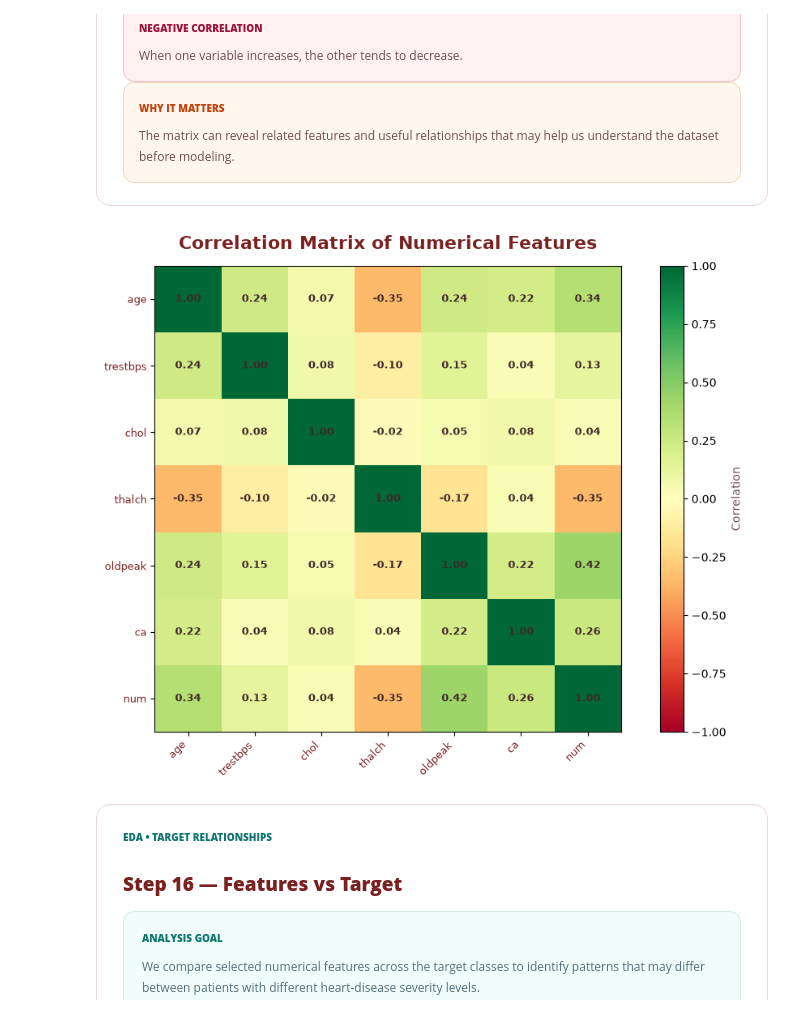
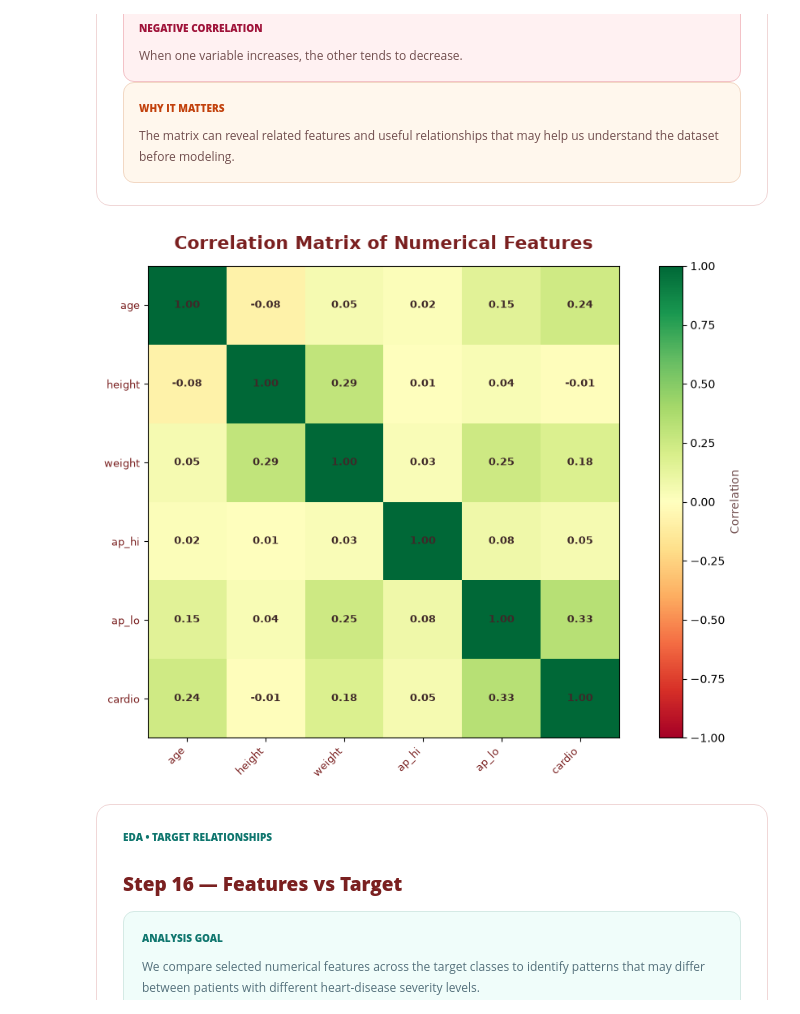
Before and after one commit to Shimaa-Habes/BinX-Training-AI-ML, a Jupyter notebook: CardiacML-Project/analysis/heart_analysis.ipynb, the cells around one changed output. Cells and saved outputs as stored; diff of their text form; code cells hidden in the pictures.

```diff
--- a/CardiacML-Project/analysis/heart_analysis.ipynb
+++ b/CardiacML-Project/analysis/heart_analysis.ipynb
@@ -941,0 +927,7 @@ KeyError: 'num'
+# %%
+import pandas as pd
+
+df = pd.read_csv("../input/heart_disease_uci.csv", sep=";")
+
+print(df.columns.tolist())
+print(df.shape)
@@ -4142,25 +4300,28 @@ that may help us understand the dataset before modeling.
 </div>
 # %%
 import matplotlib.pyplot as plt
+
 import numpy as np
 
 # Select numerical features for correlation analysis
+
 correlation_features = [
     "age",
-    "trestbps",
-    "chol",
-    "thalch",
-    "oldpeak",
-    "ca",
-    "num"
+    "height",
+    "weight",
+    "ap_hi",
+    "ap_lo",
+    "cardio"
 ]
 
 correlation_matrix = df_clean[correlation_features].corr()
 
 # Create heatmap
+
 fig, ax = plt.subplots(figsize=(10, 7))
 
 # Use a project-friendly diverging colormap
+
 heatmap = ax.imshow(
     correlation_matrix,
     cmap="RdYlGn",
@@ -4169,7 +4330,9 @@ heatmap = ax.imshow(
 )
 
 # Add colorbar
+
 cbar = plt.colorbar(heatmap, ax=ax)
+
 cbar.set_label(
     "Correlation",
     fontsize=10,
@@ -4177,7 +4340,9 @@ cbar.set_label(
 )
 
 # Axis labels
+
 ax.set_xticks(range(len(correlation_features)))
+
 ax.set_yticks(range(len(correlation_features)))
 
 ax.set_xticklabels(
@@ -4194,34 +4359,36 @@ ax.set_yticklabels(
     color="#7A2020"
 )
 
 # Add correlation values
+
 for i in range(len(correlation_features)):
     for j in range(len(correlation_features)):
         value = correlation_matrix.iloc[i, j]
 
         ax.text(
             j,
             i,
             f"{value:.2f}",
             ha="center",
             va="center",
             fontsize=9,
             fontweight="bold",
             color="#3F2929"
         )
 
 ax.set_title(
     "Correlation Matrix of Numerical Features",
     fontsize=16,
     fontweight="bold",
     color="#7A2020",
     pad=15
 )
 
 plt.tight_layout()
+
 plt.show()
 # %% [output]
-[figure, old version]
+[figure, new version]
 # %% [markdown]
 <div style="
     background:#FFFFFF;
```
Also changed, not shown: parts of 31 cells of this notebook, 8 other files.
